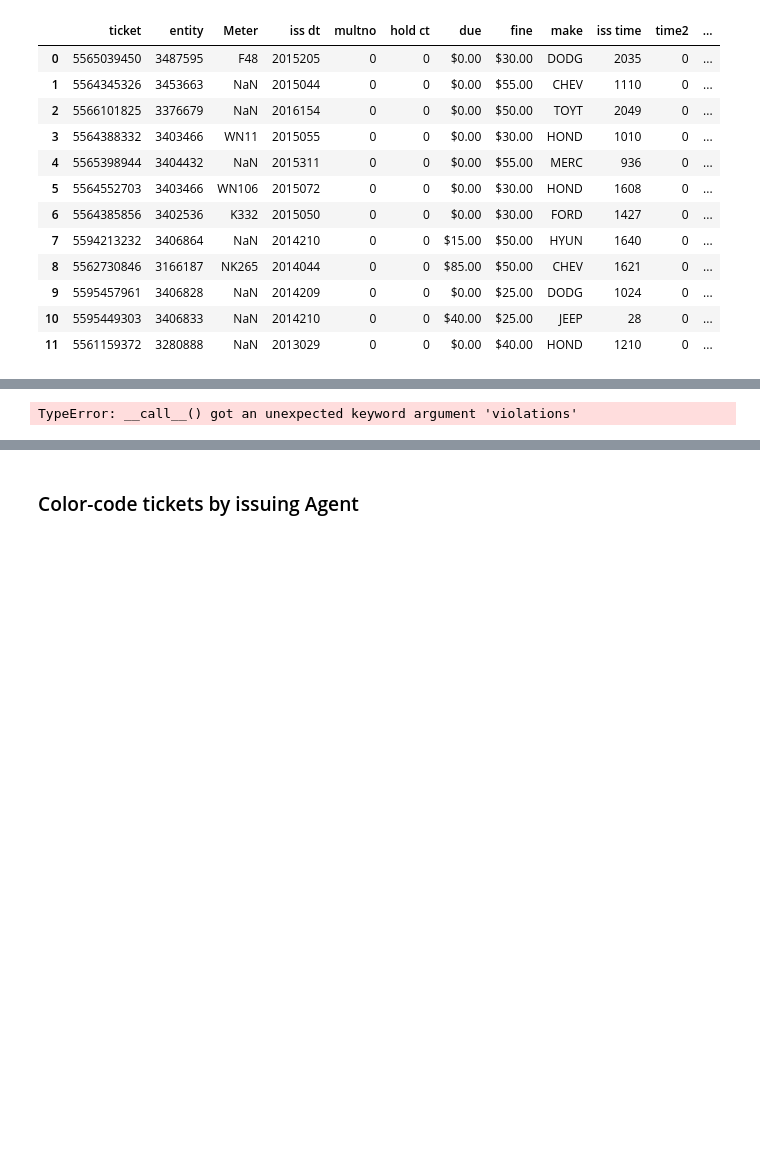
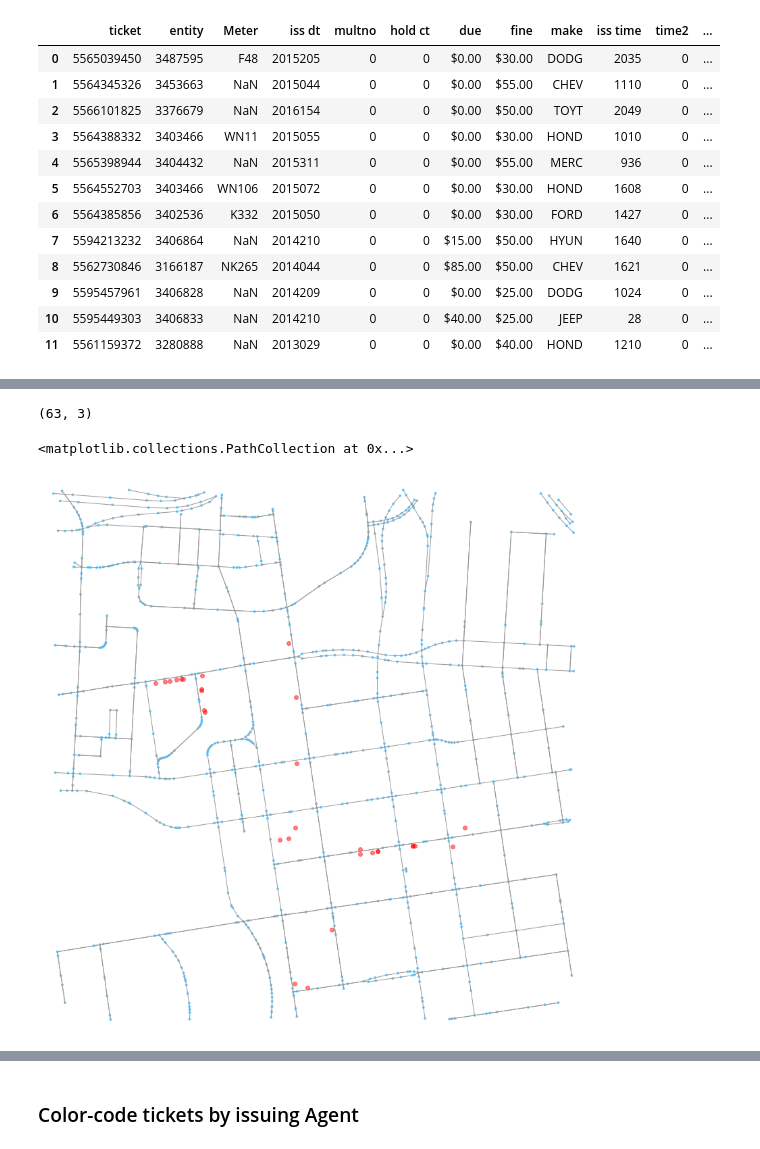
Before and after one commit to osofariu/cmh-parking-tickets, a Jupyter notebook: notebooks/Cmh_Parking_Violation.ipynb, the cells around one changed output, grey strips where cells are left out. Saved outputs shown, nothing was run; the diff lists cells and outputs as text; code cells hidden in the pictures; blank space fills up the shorter version.

```diff
--- a/notebooks/Cmh_Parking_Violation.ipynb
+++ b/notebooks/Cmh_Parking_Violation.ipynb
@@ -438,19 +421,22 @@ G.nodes?
-# %%
-import heatmapx as hmx
-
-for ticket in heat_tickets.values:
-    meter, lat, long  = ticket
-    G.add_node(meter, x = long, y = lat, violation = True)
-
-ticketed_nodes = G.nodes(violations = True)
-#ns = [get_attrs(n) for i, n in enumerate(G) if i<3]
-#ns
-#ticketed_nodes = [make_node(G, ticket) for i, ticket in heat_tickets.values if i < 5]
-#l = list(G.nodes(data=True))
-#l[0]
-# (1835532289, {'y': 39.968961, 'x': -82.9812432, 'osmid': 1835532289})
-
-Gcolor = hmx.temperature_graph(G, ticketed_nodes)
-fig, ax = ox.plot_graph(Gcolor, fig_height=15, show=False, close=False)
-# %% [output]
-TypeError: __call__() got an unexpected keyword argument 'violations'
+# %%
+heat_tickets = violations_x_meters[(violations_x_meters['badge'] == '19') & \
+                                   (violations_x_meters['lat_combined'] > 0) & \
+                                   (violations_x_meters['long_combined'] < 0) & \
+                                   (violations_x_meters['issue_date'] == '2014-02-13')]\
+                                   .sort_values(by='iss time')\
+                                   [['Meter', 'lat_combined', 'long_combined']].dropna()\
+
+heat_tickets.shape
+# %% [output]
+(63, 3)
+# %%
+# Would like to create a heat map for just this area
+bbox = ox.core.bbox_from_point((39.966358, -83.001397),800)
+north, south, east, west = bbox
+
+G_temp_small = ox.graph_from_bbox(north, south, east, west, network_type='drive', simplify=False, retain_all=True)
+fig, ax = ox.plot_graph(G_temp_small, fig_height=15, show=False, close=False)
+ax.scatter(heat_tickets['long_combined'], heat_tickets['lat_combined'], alpha=0.5, c='red')
+# %% [output]
+<matplotlib.collections.PathCollection at 0x...>
+[figure, added]
```
Also changed, not shown: parts of 27 cells of this notebook.
